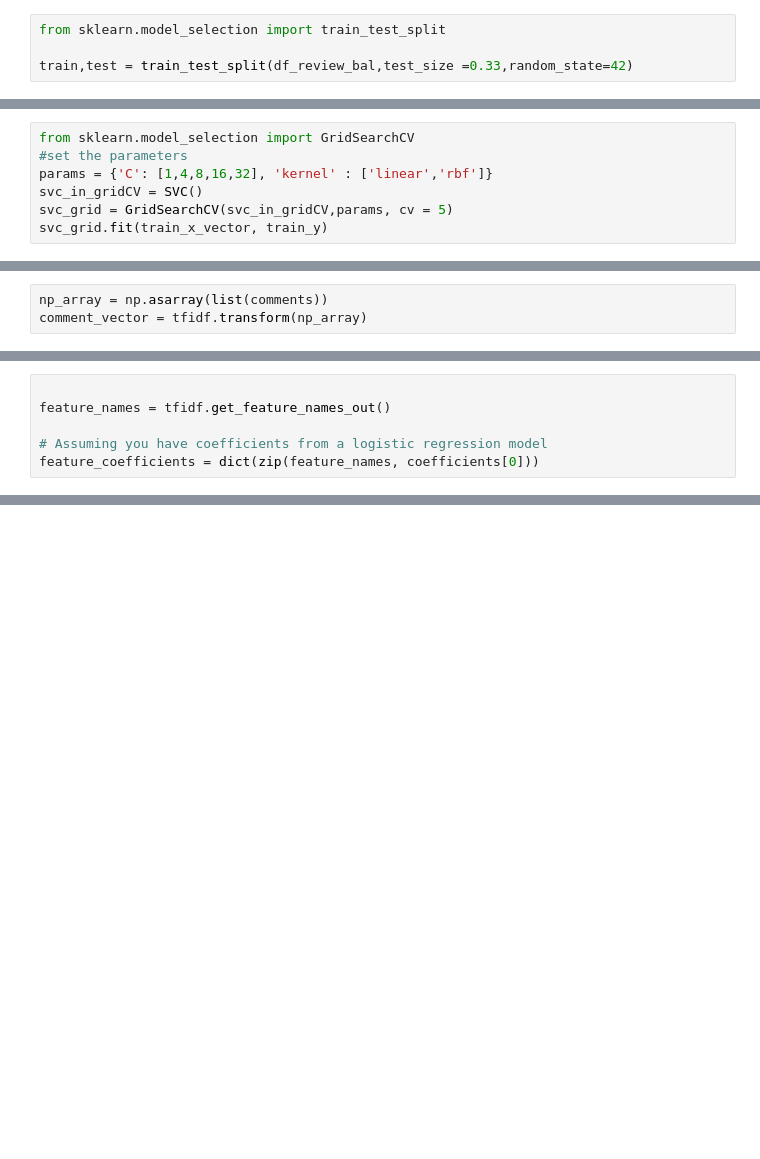
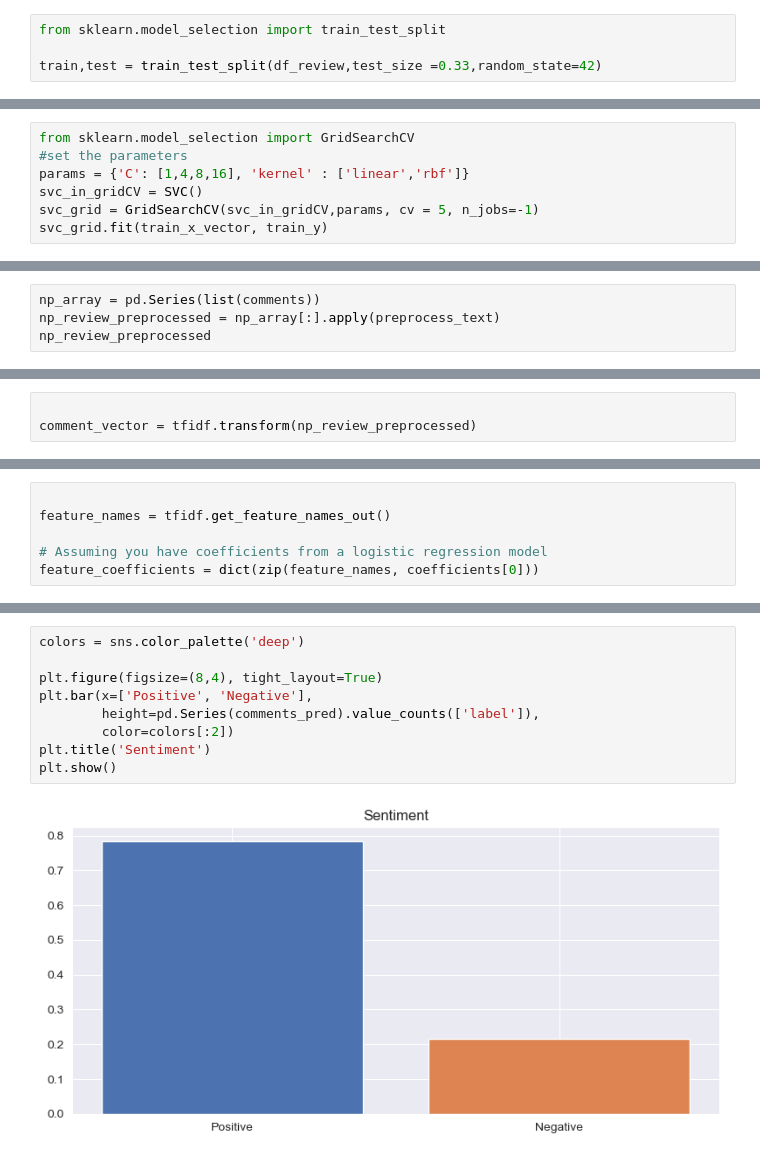
Before and after one commit to okan-sourcerer/CommentAnalyzer, a Jupyter notebook: sentiment-analysis-on-imdb-movie-reviews.ipynb, the cells around one changed output, grey strips where cells are left out. Saved outputs shown, nothing was run; the diff lists cells and outputs as text; blank space fills up the shorter version.

```diff
--- a/sentiment-analysis-on-imdb-movie-reviews.ipynb
+++ b/sentiment-analysis-on-imdb-movie-reviews.ipynb
@@ -93,7 +107,7 @@ dtype: int64
 # %%
 from sklearn.model_selection import train_test_split
 
-train,test = train_test_split(df_review_bal,test_size =0.33,random_state=42)
+train,test = train_test_split(df_review,test_size =0.33,random_state=42)
 # %%
 train_x, train_y = train['text'], train['label']
 test_x, test_y = test['text'], test['label']
@@ -262,8 +246,8 @@ This is technique consists of an exhaustive search on specified parameters in or
 # %%
 from sklearn.model_selection import GridSearchCV
 #set the parameters
-params = {'C': [1,4,8,16,32], 'kernel' : ['linear','rbf']}
+params = {'C': [1,4,8,16], 'kernel' : ['linear','rbf']}
 svc_in_gridCV = SVC()
-svc_grid = GridSearchCV(svc_in_gridCV,params, cv = 5)
+svc_grid = GridSearchCV(svc_in_gridCV,params, cv = 5, n_jobs=-1)
 svc_grid.fit(train_x_vector, train_y)
 # %% [output]
@@ -301,3 +287,4 @@ Total time: 33.80176869999559
 # %%
-np_array = np.asarray(list(comments))
-comment_vector = tfidf.transform(np_array)
+np_array = pd.Series(list(comments))
+np_review_preprocessed = np_array[:].apply(preprocess_text)
+np_review_preprocessed
@@ -304,3 +304,6 @@ comment_vector = tfidf.transform(np_array)
+# %%
+
+comment_vector = tfidf.transform(np_review_preprocessed)
 # %%
 
 comments_pred = svc_grid.predict(comment_vector)
@@ -346,0 +360,11 @@ dict_values([<1x43730 sparse matrix of type '<class 'numpy.float64'>'
+# %%
+colors = sns.color_palette('deep')
+
+plt.figure(figsize=(8,4), tight_layout=True)
+plt.bar(x=['Positive', 'Negative'],
+        height=pd.Series(comments_pred).value_counts(['label']),
+        color=colors[:2])
+plt.title('Sentiment')
+plt.show()
+# %% [output]
+[figure, added]
```
Also changed, not shown: parts of 52 cells of this notebook, 1 other file.
